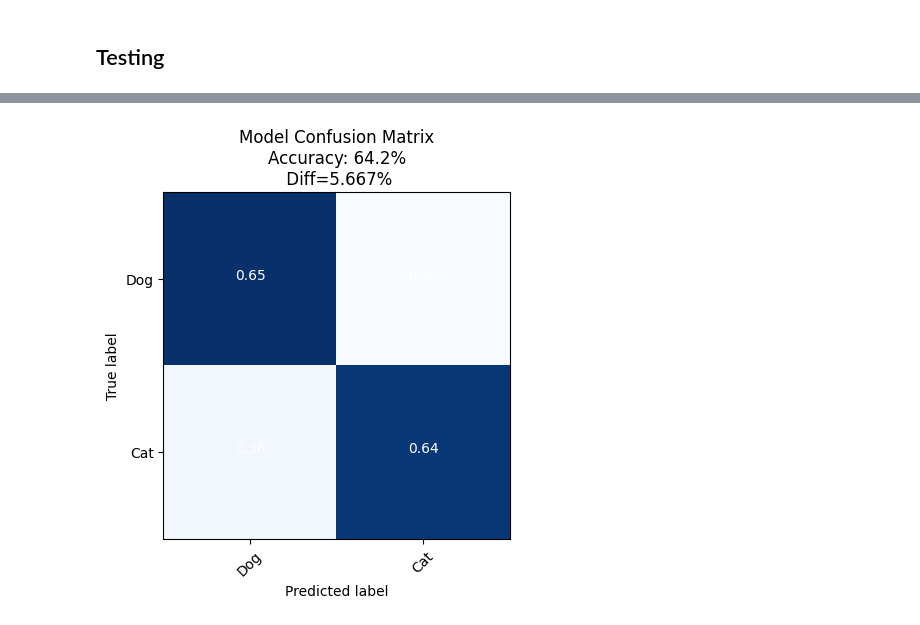
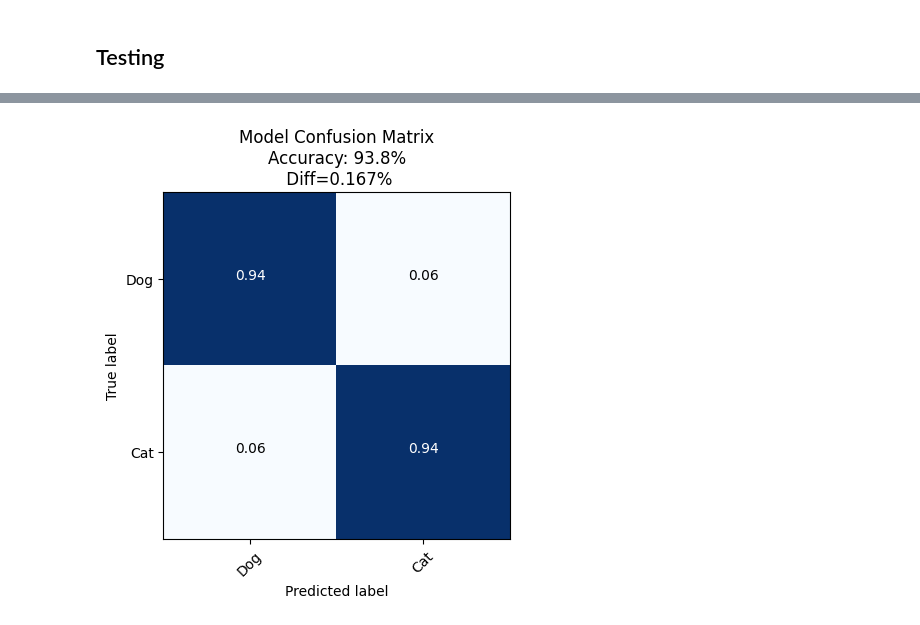
Before and after one commit to MaloLM/dogs-vs-cats-binary-classification, a Jupyter notebook: modelization_color.ipynb, the cells around one changed output, grey strips where cells are left out. Drawn from its saved outputs; the diff is of its cells as text; code cells hidden in the pictures.

```diff
--- a/modelization_color.ipynb
+++ b/modelization_color.ipynb
@@ -568,32 +581,32 @@ fpr, tpr, thresholds = plot_roc_curve(true_labels, prediction_scores)
 # %%
-new_threshold = 0.7 # new_threshold
+new_threshold = 0.62 # new_threshold
 
 # Store prediction scores and true labels
 prediction_scores = []  # To store raw prediction scores (before threshold)
 true_labels = []        # To store the true binary labels (0 or 1)
 
 idx = 0
 
 # Iterate over the test loader
 for images, labels in test_loader:
     for image, label in zip(images, labels):
         # Move the image to the CPU and add a batch dimension
         image = image.unsqueeze(0).cpu()
 
         # Run inference on the image and get raw score
         outputs = ort_session.run(None, {'input': image.numpy()})
         score = outputs[0][0]  # Probability or raw score for 'Cat' class
 
         # Store the raw prediction score and the true label
         prediction_scores.append(score)
         true_label = label.cpu().detach().numpy().item()
         true_labels.append(true_label)
 
 new_acc = sum((score[0] > new_threshold) == label for score, label in zip(prediction_scores, true_labels)) / len(prediction_scores)
 cm = confusion_matrix(true_labels, [int(score > new_threshold) for score in prediction_scores], labels=[0, 1])
 
 diff = abs(accuracy - new_acc)
 
 plot_confusion_matrix(cm, classes=classes, title=f"Model Confusion Matrix\nAccuracy: {new_acc * 100:.1f}%\n Diff={diff * 100:.3f}%", normalize=True)
 # %% [output]
-[figure, old version]
+[figure, new version]
```
Also changed, not shown: parts of 4 cells of this notebook.
